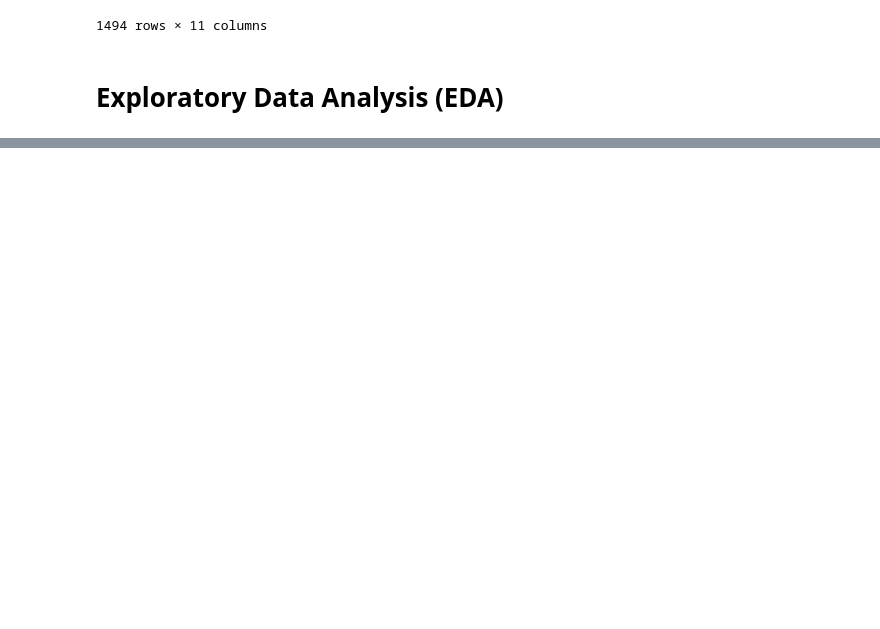
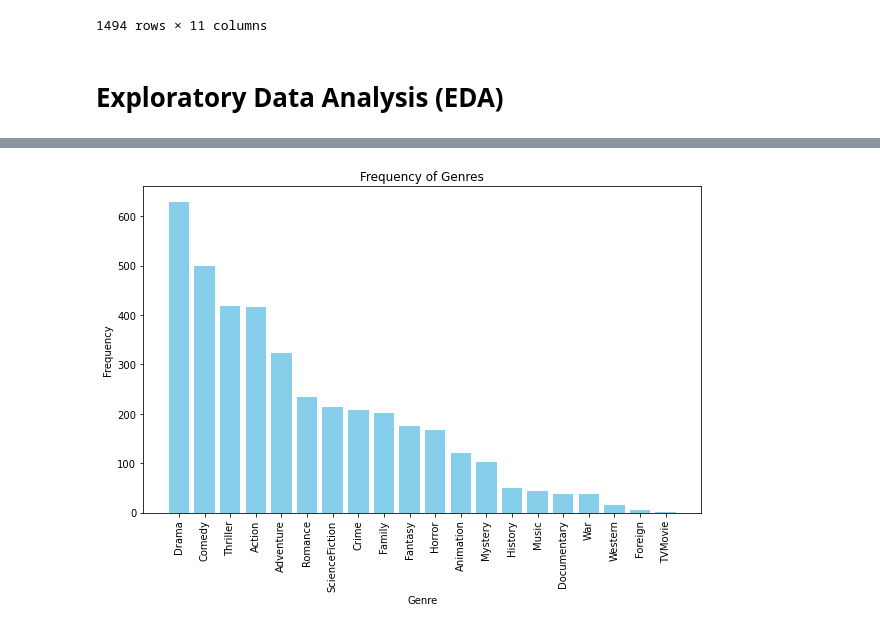
Before and after one commit to muralikrishna02/UMBC-DATA606-Capstone, a Jupyter notebook: notebooks/movie_recomendation_system.ipynb, the cells around one changed output, grey strips where cells are left out. Drawn from its saved outputs; the diff is of its cells as text; code cells hidden in the pictures; blank space fills up the shorter version.

```diff
--- a/notebooks/movie_recomendation_system.ipynb
+++ b/notebooks/movie_recomendation_system.ipynb
@@ -125,5 +126,5 @@ ast.literal_eval('[{"id": 28, "name": "Action"}, {"id": 12, "name": "Adventure"}
  {'id': 14, 'name': 'Fantasy'},
  {'id': 878, 'name': 'Science Fiction'}]
 # %%
-movies['genres'] = movies['genres'].apply(transform)
+mv_rec_df['genres'] = mv_rec_df['genres'].apply(transform)
 # %%
@@ -225,19 +220,18 @@ fig.show()
 # %%
-import plotly.express as px
+# getting genres from genres list
+mv_rec_df_cl['genres_list'] = mv_rec_df_cl['genres'].apply(lambda x: x.split())
 
-new_df['genres_list'] = new_df['genres'].apply(lambda x: x.split())
-
-#list of all genres
-all_genres = [genre for sublist in new_df['genres_list'] for genre in sublist]
-
-genre_counts = pd.Series(all_genres).value_counts()
+# Creating a list of all the genres and getting the count of each
+mv_gen = [genre for list_of_genre in mv_rec_df_cl['genres_list'] for genre in list_of_genre]
 
 
-fig = px.bar(x=genre_counts.index, y=genre_counts.values, title='Frequency of Genres',
-             labels={'x': 'Genre', 'y': 'Frequency'}, color=genre_counts.values,
-             color_continuous_scale='viridis')
+gen_cnt = pd.Series(mv_gen).value_counts()
 
-fig.update_coloraxes(colorbar_title='Frequency')
-
-fig.show()
+plt.figure(figsize=(10, 6))
+plt.bar(gen_cnt.index, gen_cnt.values, color='skyblue')
+plt.xlabel('Genre')
+plt.ylabel('Frequency')
+plt.title('Frequency of Genres')
+plt.xticks(rotation=90)
+plt.show()
 # %% [output]
@@ -245 +238,2 @@ fig.show()
+[figure, added]
 # %%
```
Also changed, not shown: parts of 42 cells of this notebook, 2 other files.
